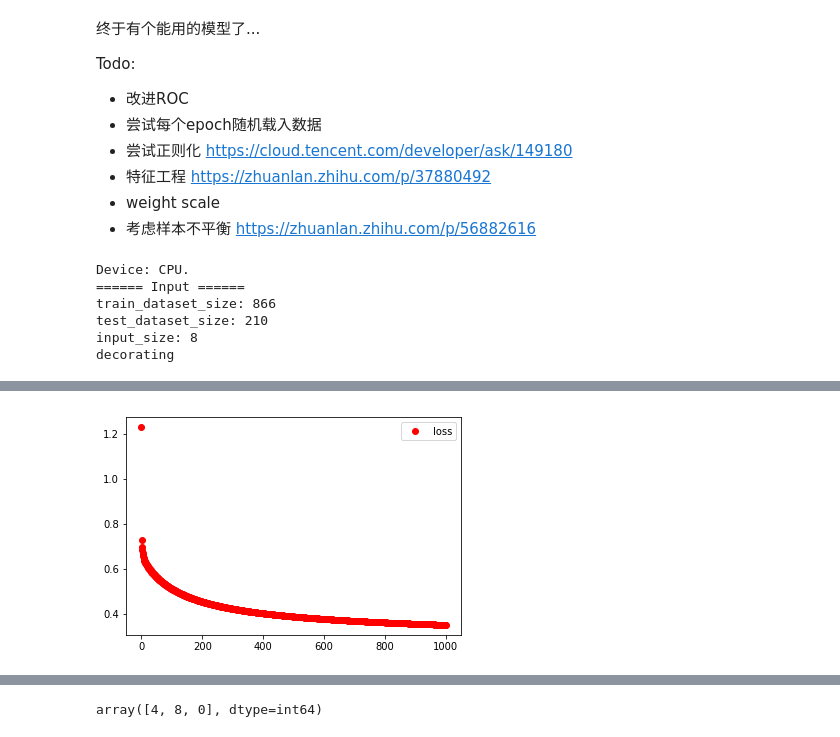
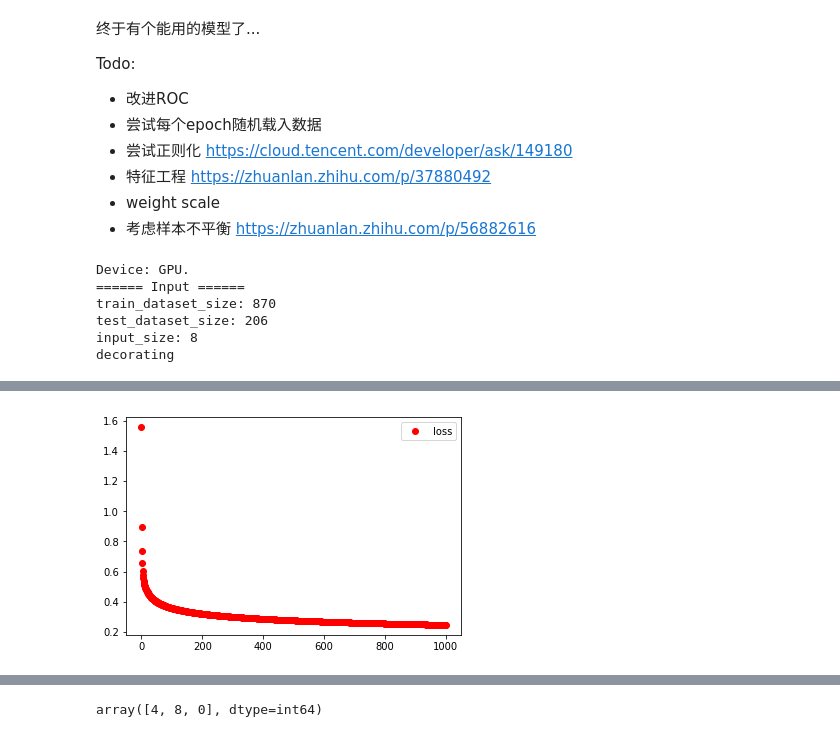
Before and after one commit to RoboVigor/RV-AutoAim, a Jupyter notebook: model/multiclass.ipynb, the cells around one changed output, grey strips where cells are left out. Drawn from its saved outputs; the diff is of its cells as text; code cells hidden in the pictures.

```diff
--- a/model/multiclass.ipynb
+++ b/model/multiclass.ipynb
@@ -27,7 +27,7 @@ else:
     device = torch.device('cpu')
     print('Device: CPU.')
 
-device = torch.device('cpu')
+#device = torch.device('cpu')
 
 # Dataset
 def preprocess(t,h):
@@ -110,16 +110,16 @@ def train(learning_rate, epoch_num):
     plt.legend()
     plt.show()
 # %% [output]
-Device: CPU.
+Device: GPU.
 ====== Input ======
-train_dataset_size: 866
-test_dataset_size: 210
+train_dataset_size: 870
+test_dataset_size: 206
 input_size: 8
 decorating
 # %%
 model = Model().to(device)
 # train(0.00003, 100000)
-train(0.01, 10000)
+train(0.01, 30000)
 # %% [output]
 starting timer
 ====== Config ======
@@ -139 +139 @@ Epoch: [10000 /10000 ], Loss: 0.37, Test loss: 0.35
-[figure, old version]
+[figure, new version]
```
Also changed, not shown: parts of 2 cells of this notebook, 9 other files.
